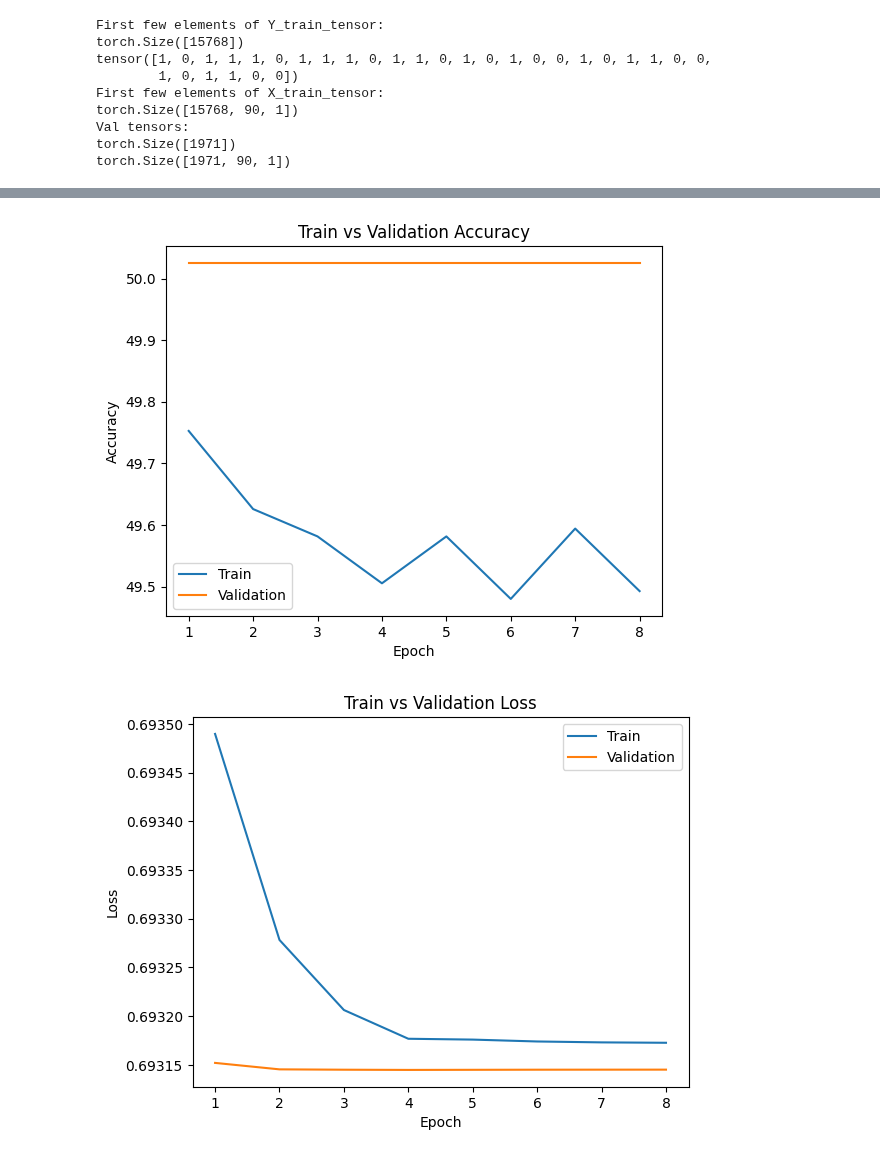
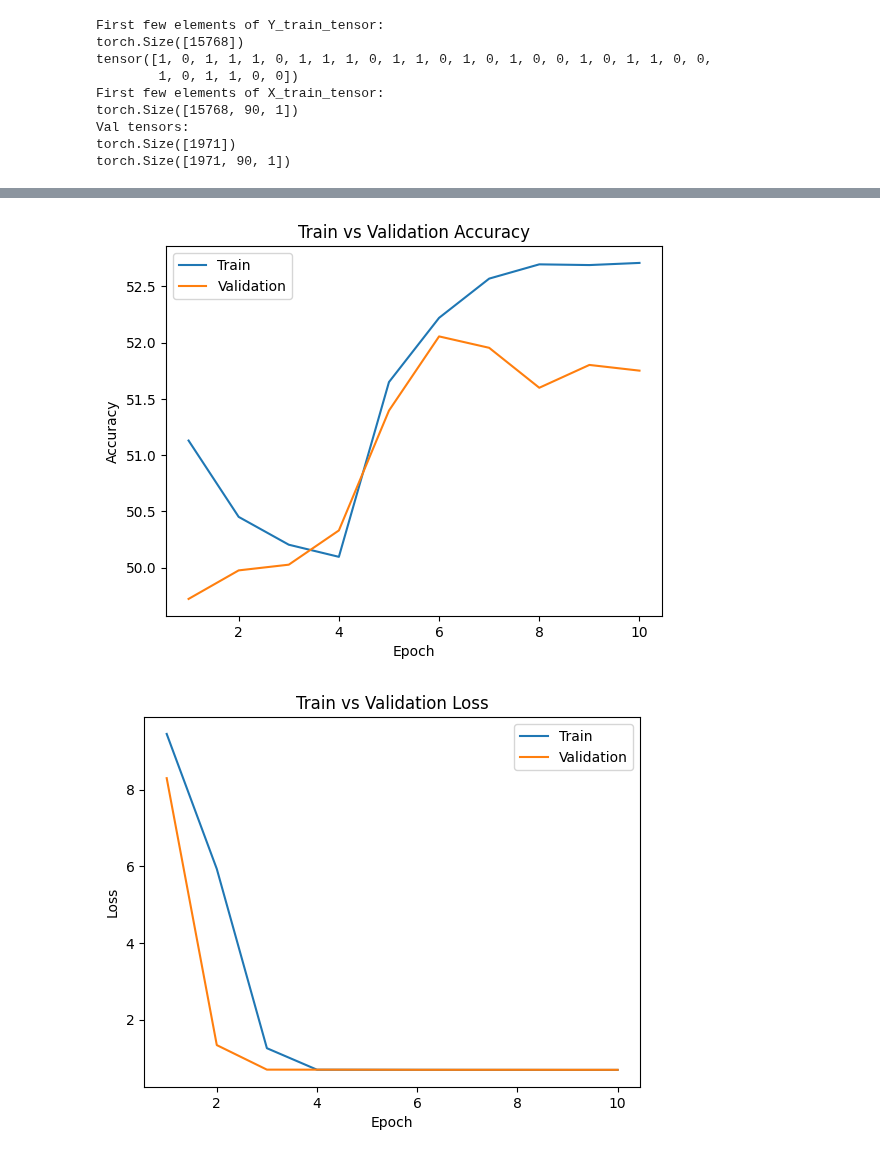
Before and after one commit to antoinevilain001/aps360project, a Jupyter notebook: antoine/cnn2.ipynb, the cells around one changed output, grey strips where cells are left out. Saved outputs shown, nothing was run; the diff lists cells and outputs as text; code cells hidden in the pictures.

```diff
--- a/antoine/cnn2.ipynb
+++ b/antoine/cnn2.ipynb
@@ -285,34 +285,24 @@ class AntoineNet(nn.Module):
 
         # Convolutional Layers (Feature Extraction)
         self.conv1 = nn.Conv1d(in_channels=1, out_channels=16, kernel_size=3, padding=1)
-        self.bn1 = nn.BatchNorm1d(16)
         self.conv2 = nn.Conv1d(in_channels=16, out_channels=32, kernel_size=3, padding=1)
-        self.bn2 = nn.BatchNorm1d(32)
-
-        # LSTM for Temporal Modeling
-        self.lstm = nn.LSTM(input_size=32, hidden_size=64, num_layers=1, batch_first=True)
 
         # Fully Connected Layers
-        self.fc1 = nn.Linear(64, 32)
+        self.fc1 = nn.Linear(32 * 90, 32)  # Assuming the input has a length of 90 (the number of frequency bins)
         self.fc2 = nn.Linear(32, 1)  # Output layer
 
         # Regularization
-        self.dropout = nn.Dropout(0.3)
         self.leaky_relu = nn.LeakyReLU(0.1)
 
     def forward(self, x):
         x = x.view(x.size(0), 1, 90)  # Ensure shape (batch, 1, 90)
 
-        # Pass through Conv Layers
-        x = self.leaky_relu(self.bn1(self.conv1(x)))
-        x = self.leaky_relu(self.bn2(self.conv2(x)))  # No pooling now, keep full sequence
+        # Pass through Conv Layers with LeakyReLU activation
+        x = self.leaky_relu(self.conv1(x))
+        x = self.leaky_relu(self.conv2(x))  # Keep full sequence
 
-        # Prepare for LSTM: (batch, seq_len, features)
-        x = x.permute(0, 2, 1)  # Change to (batch, seq_len, channels)
-
-        # LSTM Layer
-        x, _ = self.lstm(x)  # Keep only the last output
-        x = x[:, -1, :]  # Take last time step output
+        # Flatten the output for the fully connected layer
+        x = x.view(x.size(0), -1)  # Flatten the output (batch_size, 32 * 90)
 
         # Fully Connected Layers
         x = F.relu(self.fc1(x))
@@ -352,3 +342,3 @@ Early stopping triggered after 8 epochs!
 Loaded best model with lowest validation loss.
-[figure, old version]
+[figure, new version]
-[figure, old version]
+[figure, new version]
```
Also changed, not shown: parts of 1 cell of this notebook.
